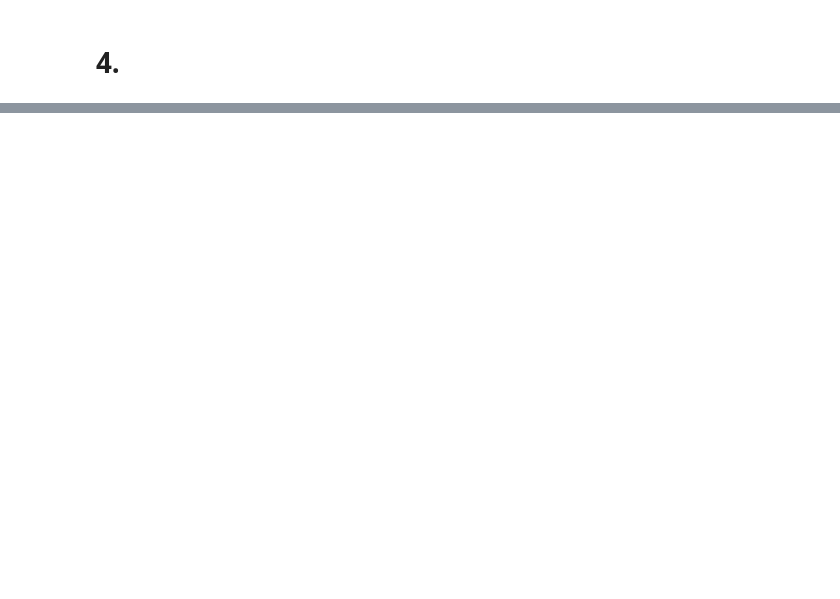
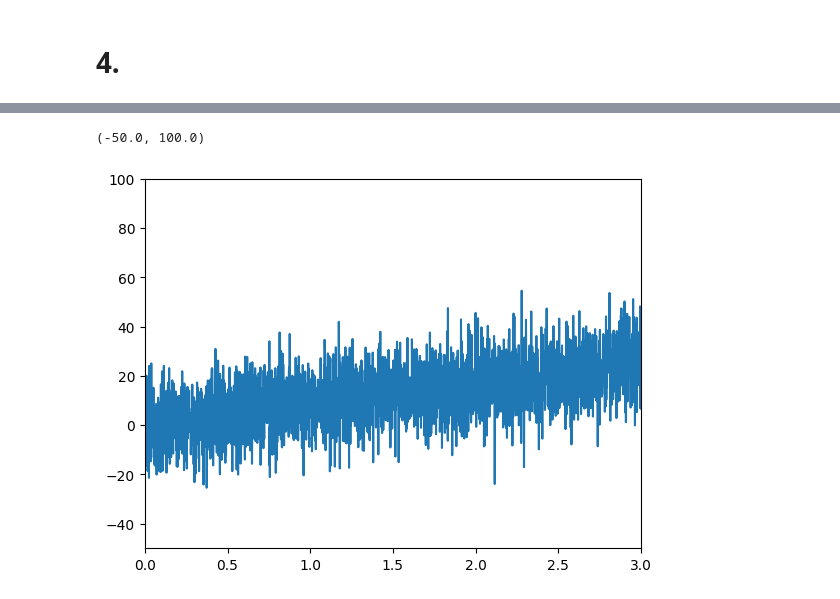
Before and after one commit to KadilenkoIvan/digital_signal_processing, a Jupyter notebook: lab6/6.ipynb, the cells around one changed output, grey strips where cells are left out. Cells and saved outputs as stored; diff of their text form; code cells hidden in the pictures; blank space fills up the shorter version.

```diff
--- a/lab6/6.ipynb
+++ b/lab6/6.ipynb
@@ -183,0 +192,9 @@ plt.plot(t, signal)
+# %%
+t = np.linspace(0, 10, fs)
+signal = 0.5 * t**3 - 2 * t**2 + 10 * t + np.random.normal(0, 10, fs)
+plt.plot(t, signal)
+plt.xlim([0, 3])
+plt.ylim([-50,100])
+# %% [output]
+(-50.0, 100.0)
+[figure, added]
```
Also changed, not shown: parts of 8 cells of this notebook.
